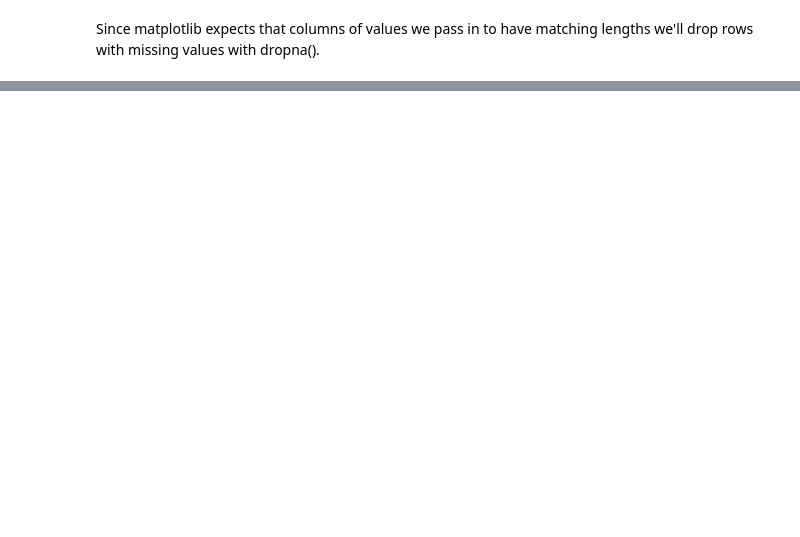
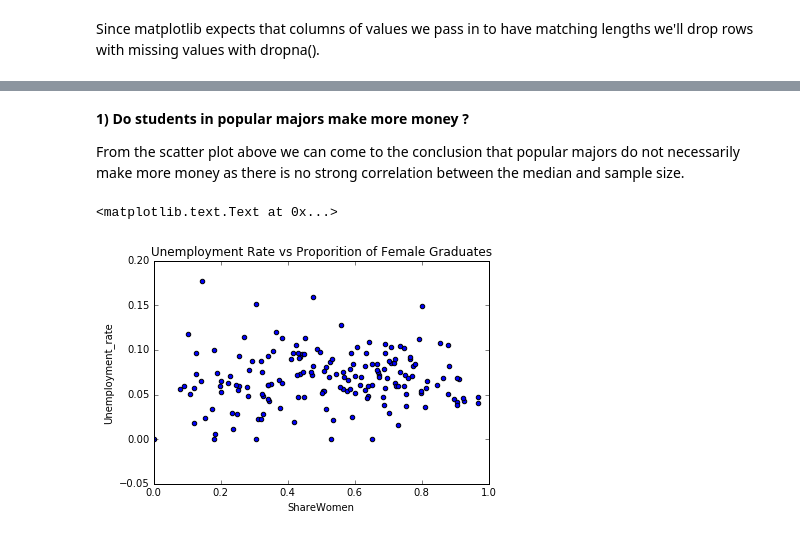
Before and after one commit to nkalpaxis/Visualizing_Earnings_Based_On_College_Majors, a Jupyter notebook: Visualizing_earnings_based_on_college_majors.ipynb, the cells around one changed output, grey strips where cells are left out. Cells and saved outputs as stored; diff of their text form; code cells hidden in the pictures; blank space fills up the shorter version.

```diff
--- a/Visualizing_earnings_based_on_college_majors.ipynb
+++ b/Visualizing_earnings_based_on_college_majors.ipynb
@@ -77,0 +114,11 @@ recent_grads = recent_grads.dropna()
+# %% [markdown]
+ **1) Do students in popular majors make more money ?**
+
+From the scatter plot above we can come to the conclusion that popular majors do not necessarily make more money as there is no strong correlation between the median and sample size.
+# %%
+#ShareWomen & Unemployment_rate scatter
+ax = recent_grads.plot(x='ShareWomen',y='Unemployment_rate',kind='scatter', xlim=(0,1))
+ax.set_title('Unemployment Rate vs Proporition of Female Graduates')
+# %% [output]
+<matplotlib.text.Text at 0x...>
+[figure, added]
```
Also changed, not shown: parts of 34 cells of this notebook.
